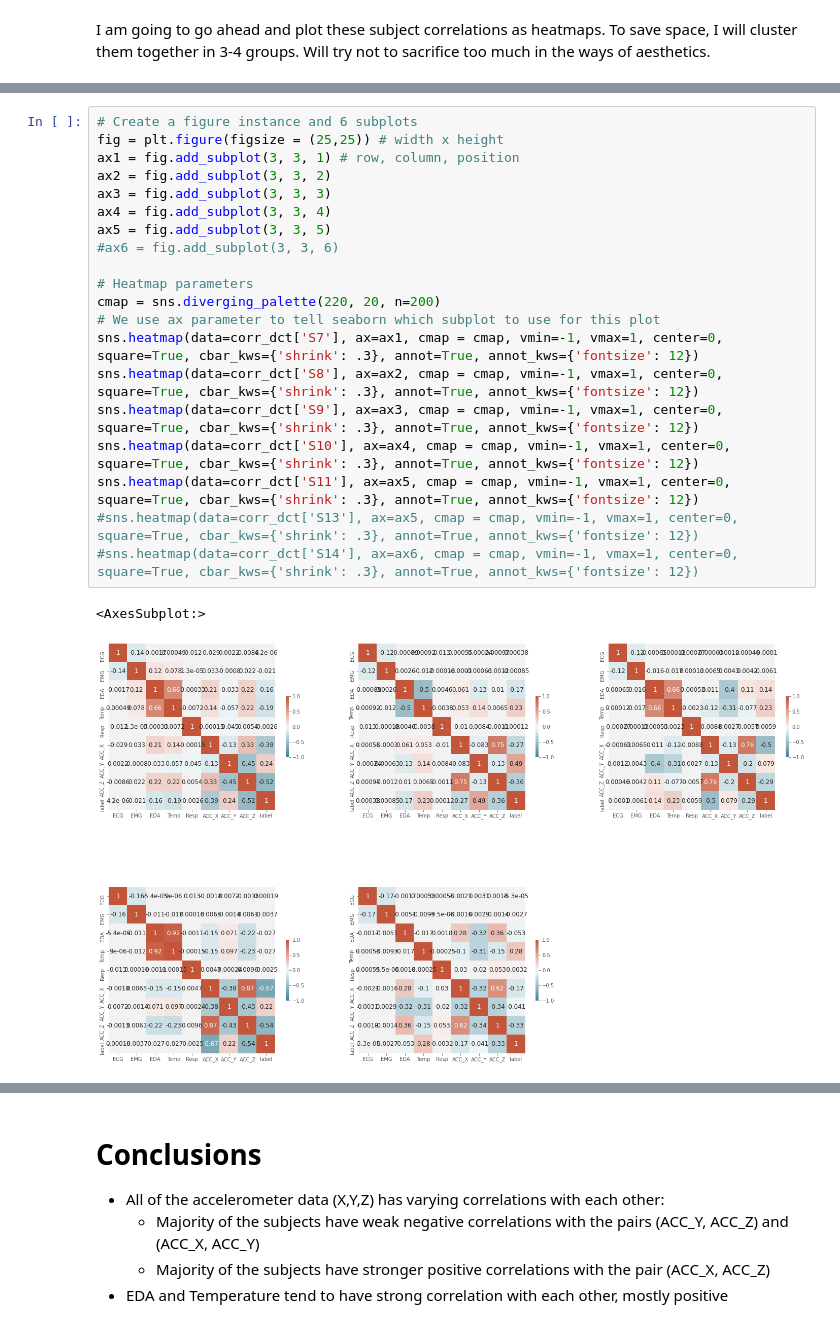
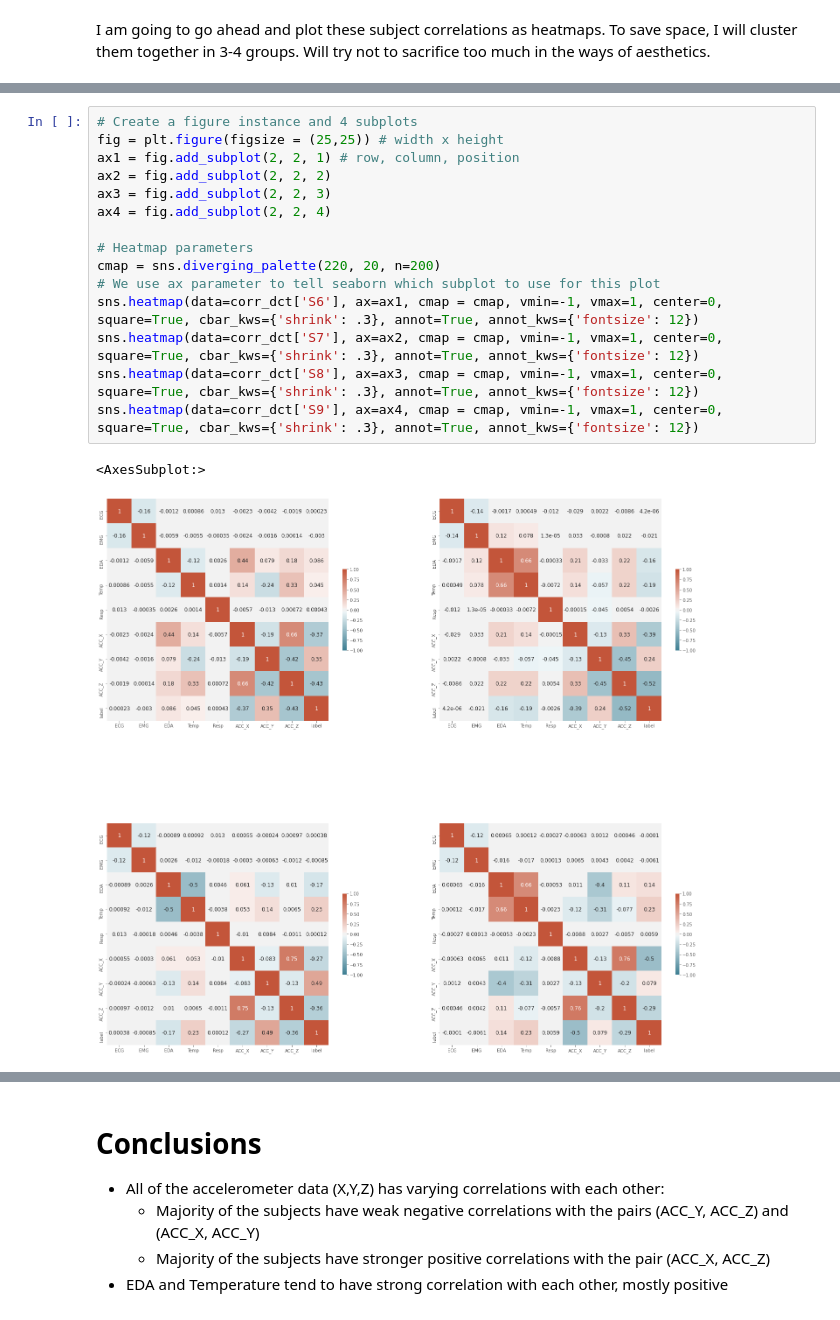
Before and after one commit to njfritter/Characteristic-Based-Time-Series-Clustering, a Jupyter notebook: rCode2012/notebooks/wesad_chest_data_exploratory_analysis.ipynb, the cells around one changed output, grey strips where cells are left out. Cells and saved outputs as stored; diff of their text form.

```diff
--- a/rCode2012/notebooks/wesad_chest_data_exploratory_analysis.ipynb
+++ b/rCode2012/notebooks/wesad_chest_data_exploratory_analysis.ipynb
@@ -682,24 +678,19 @@ sns.heatmap(data=corr_dct['S6'], ax=ax5, cmap = cmap, vmin=-1, vmax=1, center=0,
 # %%
-# Create a figure instance and 6 subplots
+# Create a figure instance and 4 subplots
 fig = plt.figure(figsize = (25,25)) # width x height
-ax1 = fig.add_subplot(3, 3, 1) # row, column, position
-ax2 = fig.add_subplot(3, 3, 2)
-ax3 = fig.add_subplot(3, 3, 3)
-ax4 = fig.add_subplot(3, 3, 4)
-ax5 = fig.add_subplot(3, 3, 5)
-#ax6 = fig.add_subplot(3, 3, 6)
+ax1 = fig.add_subplot(2, 2, 1) # row, column, position
+ax2 = fig.add_subplot(2, 2, 2)
+ax3 = fig.add_subplot(2, 2, 3)
+ax4 = fig.add_subplot(2, 2, 4)
 
 # Heatmap parameters
 cmap = sns.diverging_palette(220, 20, n=200)
 # We use ax parameter to tell seaborn which subplot to use for this plot
-sns.heatmap(data=corr_dct['S7'], ax=ax1, cmap = cmap, vmin=-1, vmax=1, center=0, square=True, cbar_kws={'shrink': .3}, annot=True, annot_kws={'fontsize': 12})
-sns.heatmap(data=corr_dct['S8'], ax=ax2, cmap = cmap, vmin=-1, vmax=1, center=0, square=True, cbar_kws={'shrink': .3}, annot=True, annot_kws={'fontsize': 12})
-sns.heatmap(data=corr_dct['S9'], ax=ax3, cmap = cmap, vmin=-1, vmax=1, center=0, square=True, cbar_kws={'shrink': .3}, annot=True, annot_kws={'fontsize': 12})
-sns.heatmap(data=corr_dct['S10'], ax=ax4, cmap = cmap, vmin=-1, vmax=1, center=0, square=True, cbar_kws={'shrink': .3}, annot=True, annot_kws={'fontsize': 12})
-sns.heatmap(data=corr_dct['S11'], ax=ax5, cmap = cmap, vmin=-1, vmax=1, center=0, square=True, cbar_kws={'shrink': .3}, annot=True, annot_kws={'fontsize': 12})
-#sns.heatmap(data=corr_dct['S13'], ax=ax5, cmap = cmap, vmin=-1, vmax=1, center=0, square=True, cbar_kws={'shrink': .3}, annot=True, annot_kws={'fontsize': 12})
-#sns.heatmap(data=corr_dct['S14'], ax=ax6, cmap = cmap, vmin=-1, vmax=1, center=0, square=True, cbar_kws={'shrink': .3}, annot=True, annot_kws={'fontsize': 12})
+sns.heatmap(data=corr_dct['S6'], ax=ax1, cmap = cmap, vmin=-1, vmax=1, center=0, square=True, cbar_kws={'shrink': .3}, annot=True, annot_kws={'fontsize': 12})
+sns.heatmap(data=corr_dct['S7'], ax=ax2, cmap = cmap, vmin=-1, vmax=1, center=0, square=True, cbar_kws={'shrink': .3}, annot=True, annot_kws={'fontsize': 12})
+sns.heatmap(data=corr_dct['S8'], ax=ax3, cmap = cmap, vmin=-1, vmax=1, center=0, square=True, cbar_kws={'shrink': .3}, annot=True, annot_kws={'fontsize': 12})
+sns.heatmap(data=corr_dct['S9'], ax=ax4, cmap = cmap, vmin=-1, vmax=1, center=0, square=True, cbar_kws={'shrink': .3}, annot=True, annot_kws={'fontsize': 12})
 # %% [output]
 <AxesSubplot:>
-[figure, old version]
+[figure, new version]
 # %%
```
Also changed, not shown: parts of 3 cells of this notebook.
